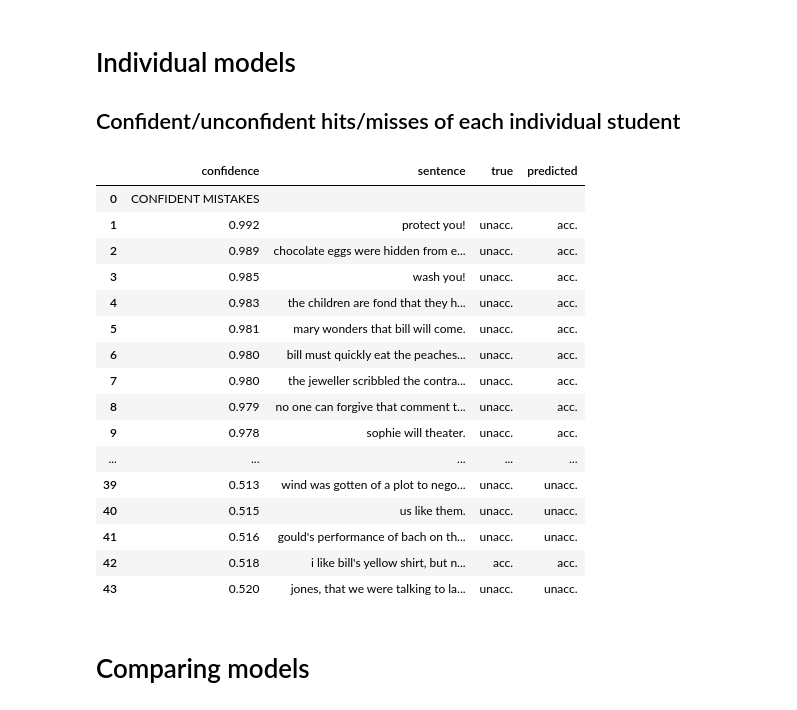
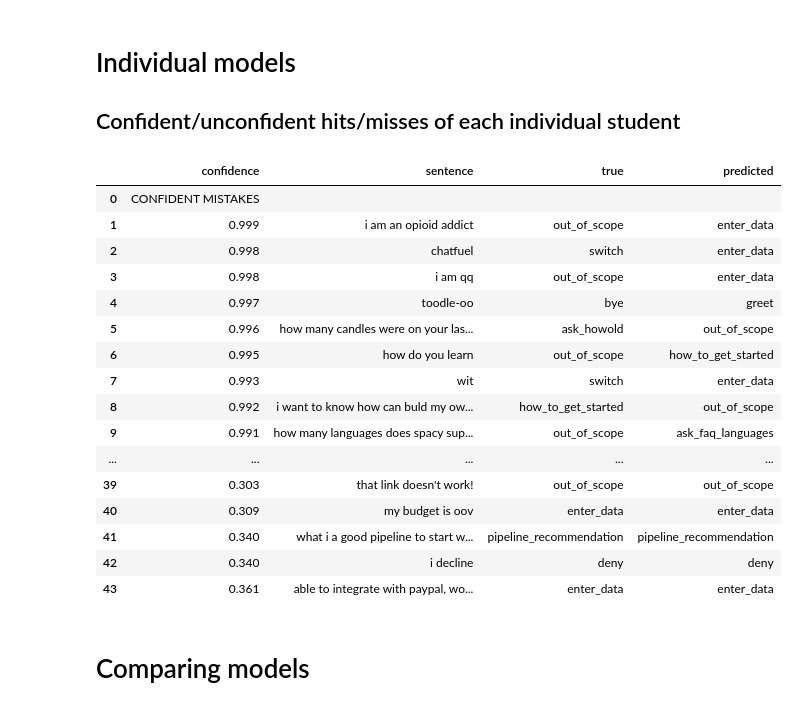
Before and after one commit to samsucik/knowledge-distil-bert, a Jupyter notebook: experiments/analysis/Prediction analysis.ipynb, the cells around one changed output. Saved outputs shown, nothing was run; the diff lists cells and outputs as text; code cells hidden in the pictures.

```diff
--- a/experiments/analysis/Prediction analysis.ipynb
+++ b/experiments/analysis/Prediction analysis.ipynb
@@ -245,33 +245,33 @@ for model_type in model_types:
 
 ## Confident/unconfident hits/misses of each individual student
 # %%
-task = "CoLA"
+task = "Sara"
 model_type = "LSTM"
 
 data = pd.read_csv("mistakes-hits/{}_{}.tsv".format(task, model_type), delimiter="\t")
 data = data[["confidence", "sentence", "true", "predicted"]]
 # data = colourcode_confidences(data, cols=["confidence"])
 display(data)
 # data["confidence"].astype(str)
 # pd.to_numeric(data['confidence'], errors='coerce').dropna()
 # %% [output]
 |  | confidence | sentence | true | predicted |
 | 0 | CONFIDENT MISTAKES |  |  |  |
-| 1 | 0.992 | protect you! | unacc. | acc. |
-| 2 | 0.989 | chocolate eggs were hidden from e... | unacc. | acc. |
-| 3 | 0.985 | wash you! | unacc. | acc. |
-| 4 | 0.983 | the children are fond that they h... | unacc. | acc. |
-| 5 | 0.981 | mary wonders that bill will come. | unacc. | acc. |
-| 6 | 0.980 | bill must quickly eat the peaches... | unacc. | acc. |
-| 7 | 0.980 | the jeweller scribbled the contra... | unacc. | acc. |
-| 8 | 0.979 | no one can forgive that comment t... | unacc. | acc. |
-| 9 | 0.978 | sophie will theater. | unacc. | acc. |
+| 1 | 0.999 | i am an opioid addict | out_of_scope | enter_data |
+| 2 | 0.998 | chatfuel | switch | enter_data |
+| 3 | 0.998 | i am qq | out_of_scope | enter_data |
+| 4 | 0.997 | toodle-oo | bye | greet |
+| 5 | 0.996 | how many candles were on your las... | ask_howold | out_of_scope |
+| 6 | 0.995 | how do you learn | out_of_scope | how_to_get_started |
+| 7 | 0.993 | wit | switch | enter_data |
+| 8 | 0.992 | i want to know how can buld my ow... | how_to_get_started | out_of_scope |
+| 9 | 0.991 | how many languages does spacy sup... | out_of_scope | ask_faq_languages |
 | ... | ... | ... | ... | ... |
-| 39 | 0.513 | wind was gotten of a plot to nego... | unacc. | unacc. |
-| 40 | 0.515 | us like them. | unacc. | unacc. |
-| 41 | 0.516 | gould's performance of bach on th... | unacc. | unacc. |
-| 42 | 0.518 | i like bill's yellow shirt, but n... | acc. | acc. |
-| 43 | 0.520 | jones, that we were talking to la... | unacc. | unacc. |
+| 39 | 0.303 | that link doesn't work! | out_of_scope | out_of_scope |
+| 40 | 0.309 | my budget is oov | enter_data | enter_data |
+| 41 | 0.340 | what i a good pipeline to start w... | pipeline_recommendation | pipeline_recommendation |
+| 42 | 0.340 | i decline | deny | deny |
+| 43 | 0.361 | able to integrate with paypal, wo... | enter_data | enter_data |
 # %% [markdown]
 # Comparing models
 # %%
```
Also changed, not shown: 5 other files.
